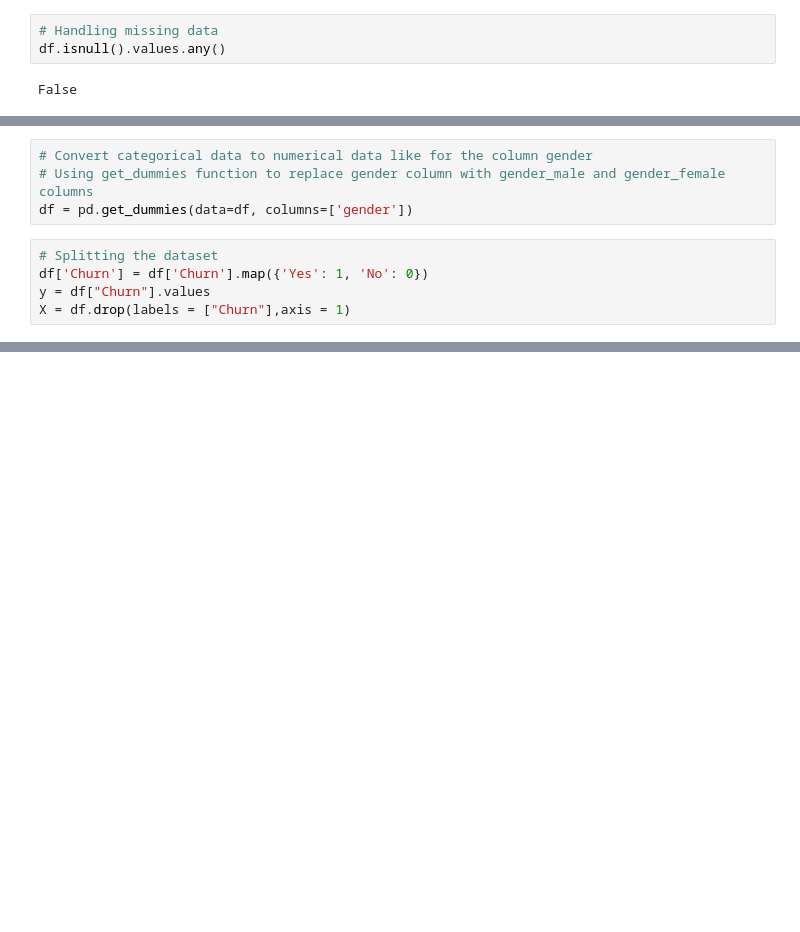
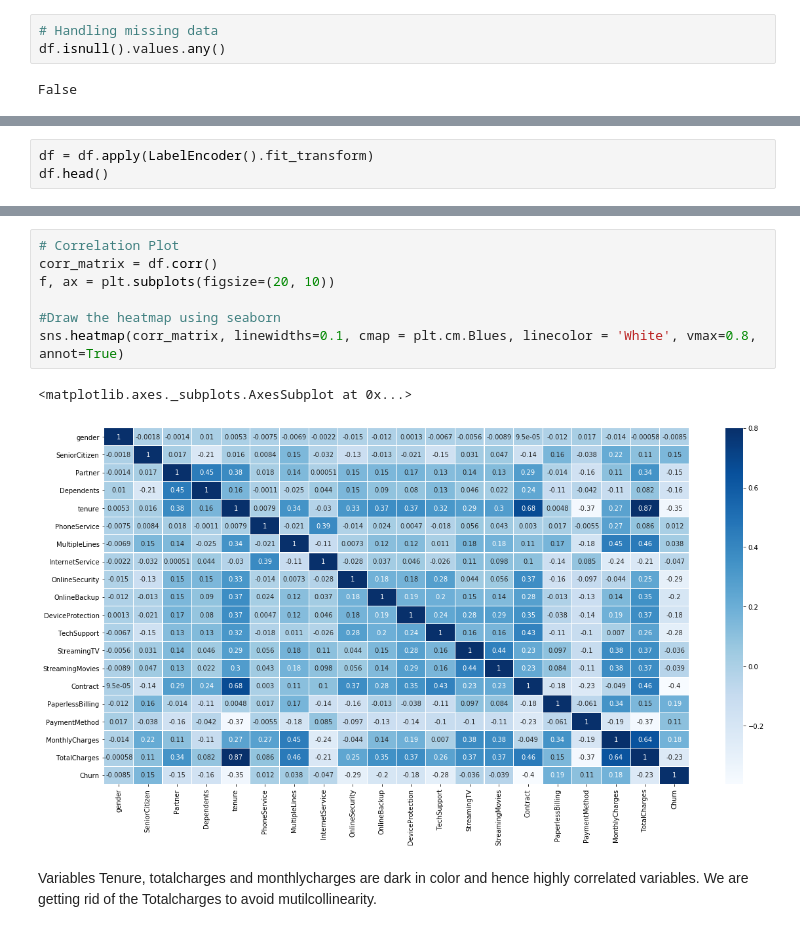
Before and after one commit to chhayac/Machine-Learning-Notebooks, a Jupyter notebook: customer_churn_prediction.ipynb, the cells around one changed output, grey strips where cells are left out. Saved outputs shown, nothing was run; the diff lists cells and outputs as text; blank space fills up the shorter version.

```diff
--- a/customer_churn_prediction.ipynb
+++ b/customer_churn_prediction.ipynb
@@ -159,9 +240,0 @@ df['TotalCharges'] = pd.to_numeric(df['TotalCharges'],errors='coerce')
-# %%
-# Convert categorical data to numerical data like for the column gender
-# Using get_dummies function to replace gender column with gender_male and gender_female columns
-df = pd.get_dummies(data=df, columns=['gender'])
-# %%
-# Splitting the dataset
-df['Churn'] = df['Churn'].map({'Yes': 1, 'No': 0})
-y = df["Churn"].values
-X = df.drop(labels = ["Churn"],axis = 1)
@@ -170,0 +245,3 @@ X_train, X_test, y_train, y_test = train_test_split(X, y, test_size=0.2, random_
+# %%
+df = df.apply(LabelEncoder().fit_transform)
+df.head()
@@ -170,0 +278,12 @@ X_train, X_test, y_train, y_test = train_test_split(X, y, test_size=0.2, random_
+# %%
+# Correlation Plot
+corr_matrix = df.corr()
+f, ax = plt.subplots(figsize=(20, 10))
+
+#Draw the heatmap using seaborn
+sns.heatmap(corr_matrix, linewidths=0.1, cmap = plt.cm.Blues, linecolor = 'White', vmax=0.8, annot=True)
+# %% [output]
+<matplotlib.axes._subplots.AxesSubplot at 0x...>
+[figure, added]
+# %% [markdown]
+Variables Tenure, totalcharges and monthlycharges are dark in color and hence highly correlated variables. We are getting rid of the Totalcharges to avoid mutilcollinearity.
```
Also changed, not shown: parts of 27 cells of this notebook.
